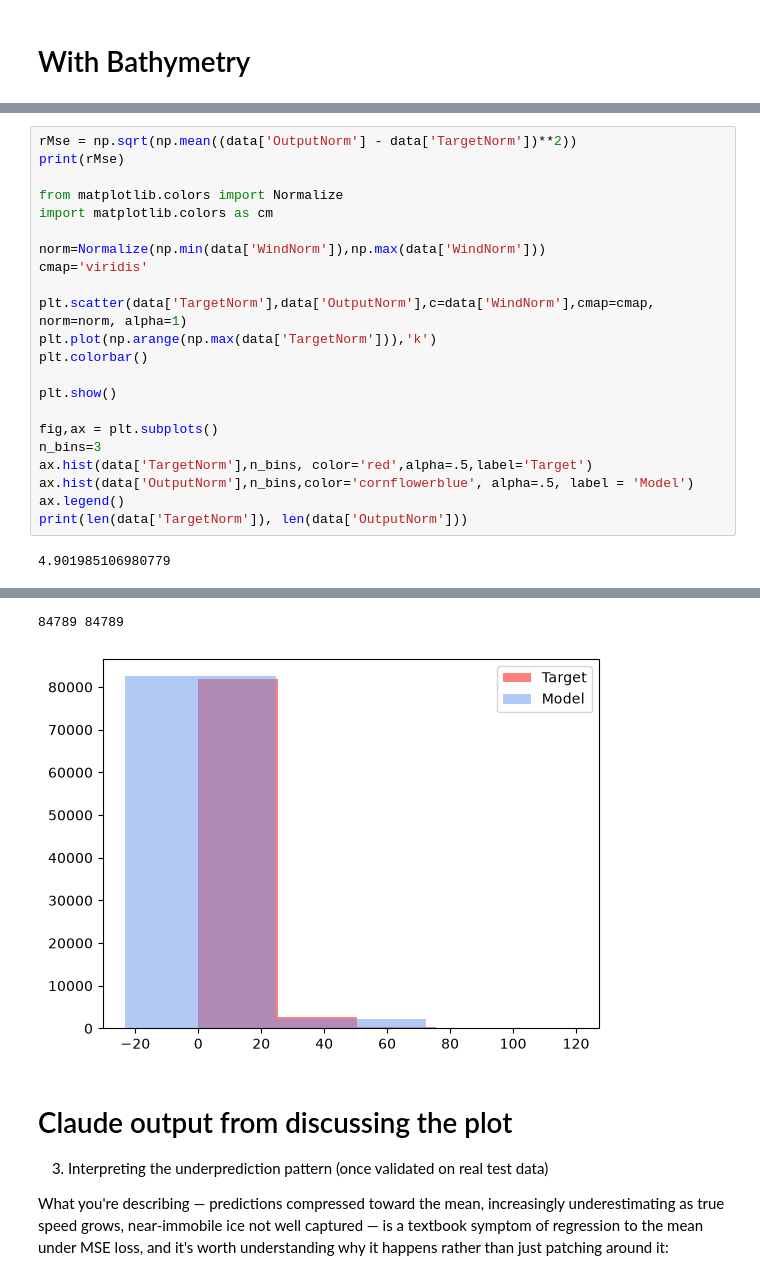
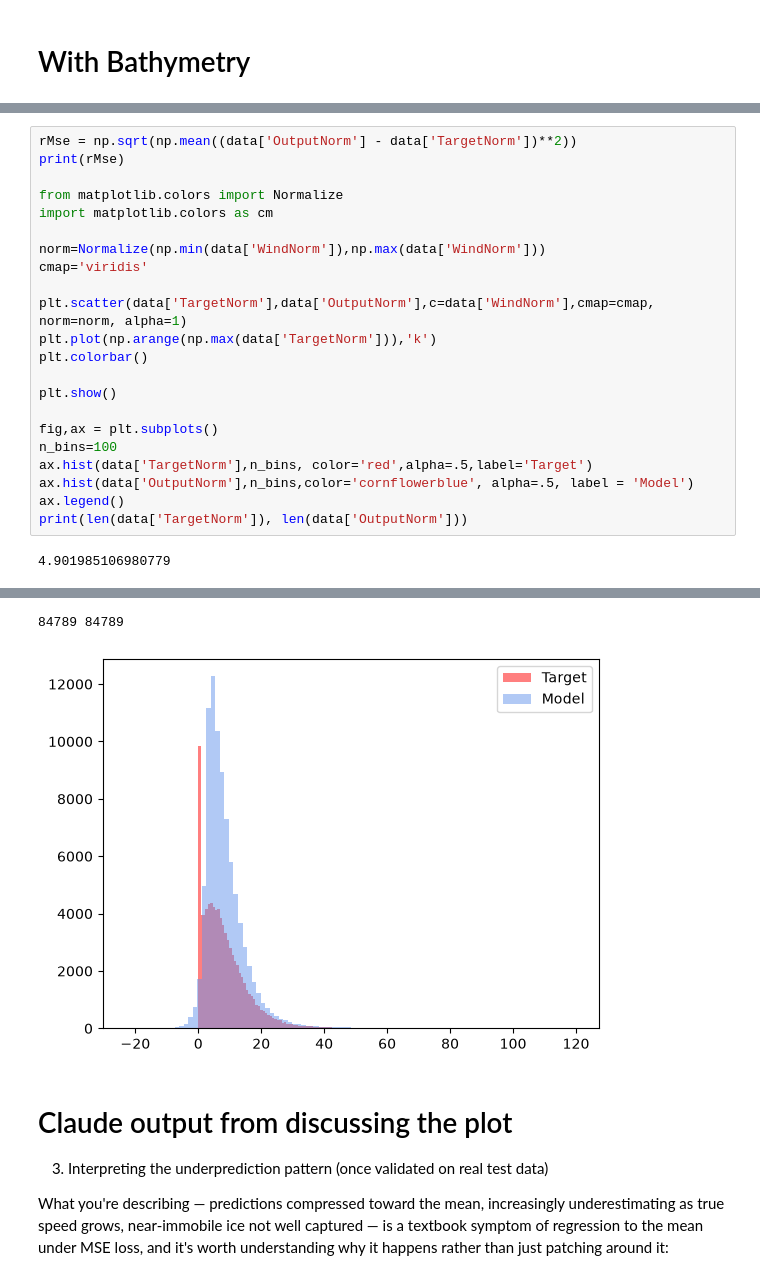
Before and after one commit to drpoisson-mp3/seA_Ice, a Jupyter notebook: exploration/First NN.ipynb, the cells around one changed output, grey strips where cells are left out. Cells and saved outputs as stored; diff of their text form.

```diff
--- a/exploration/First NN.ipynb
+++ b/exploration/First NN.ipynb
@@ -2339,7 +2339,7 @@ plt.colorbar()
 plt.show()
 
 fig,ax = plt.subplots()
-n_bins=3
+n_bins=100
 ax.hist(data['TargetNorm'],n_bins, color='red',alpha=.5,label='Target')
 ax.hist(data['OutputNorm'],n_bins,color='cornflowerblue', alpha=.5, label = 'Model')
 ax.legend()
@@ -2350,5 +2350,5 @@ print(len(data['TargetNorm']), len(data['OutputNorm']))
 84789 84789
-[figure, old version]
+[figure, new version]
 # %% [markdown]
 # Claude output from discussing the plot
 3. Interpreting the underprediction pattern (once validated on real test data)
```
Also changed, not shown: parts of 8 cells of this notebook, 2 other files.
